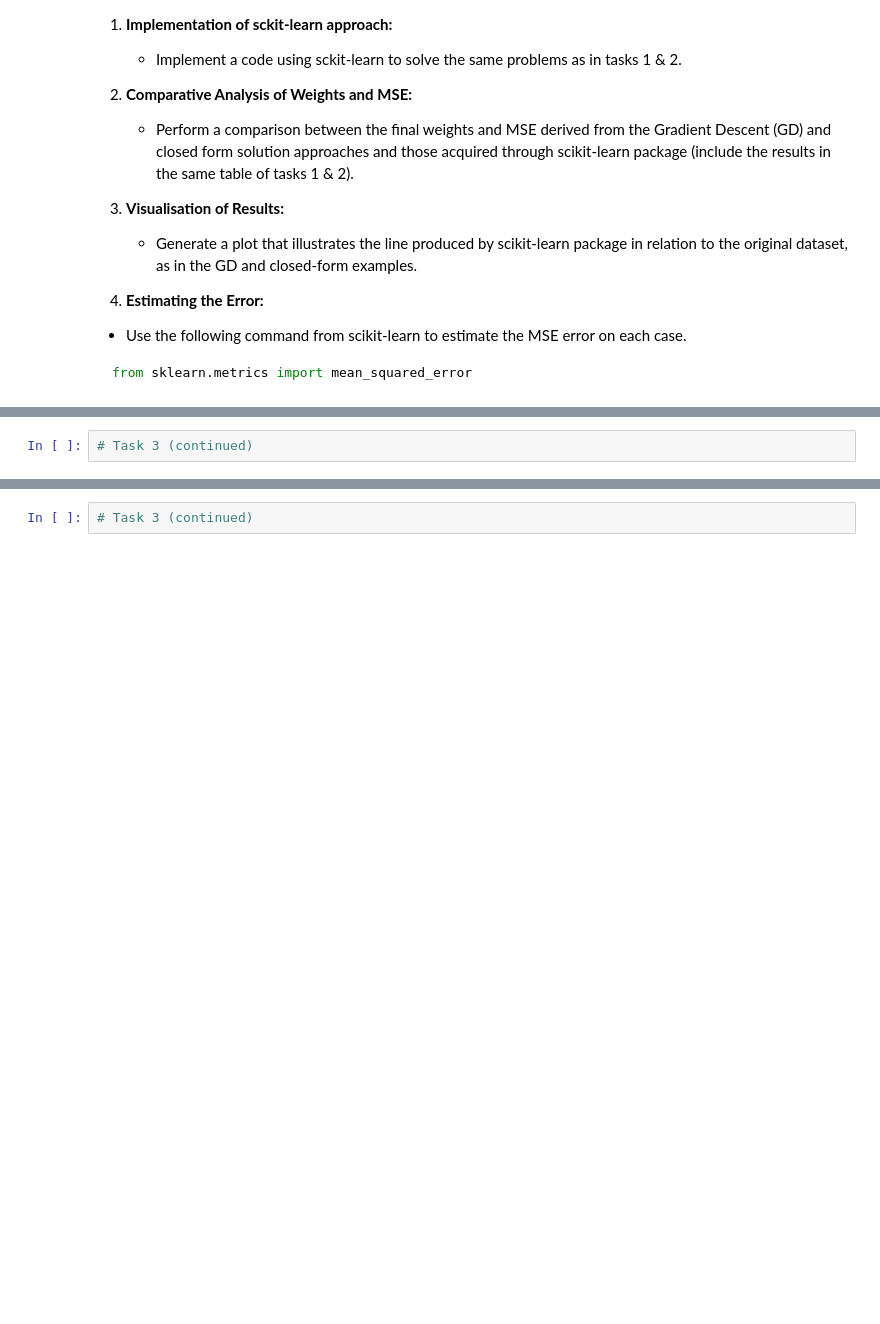
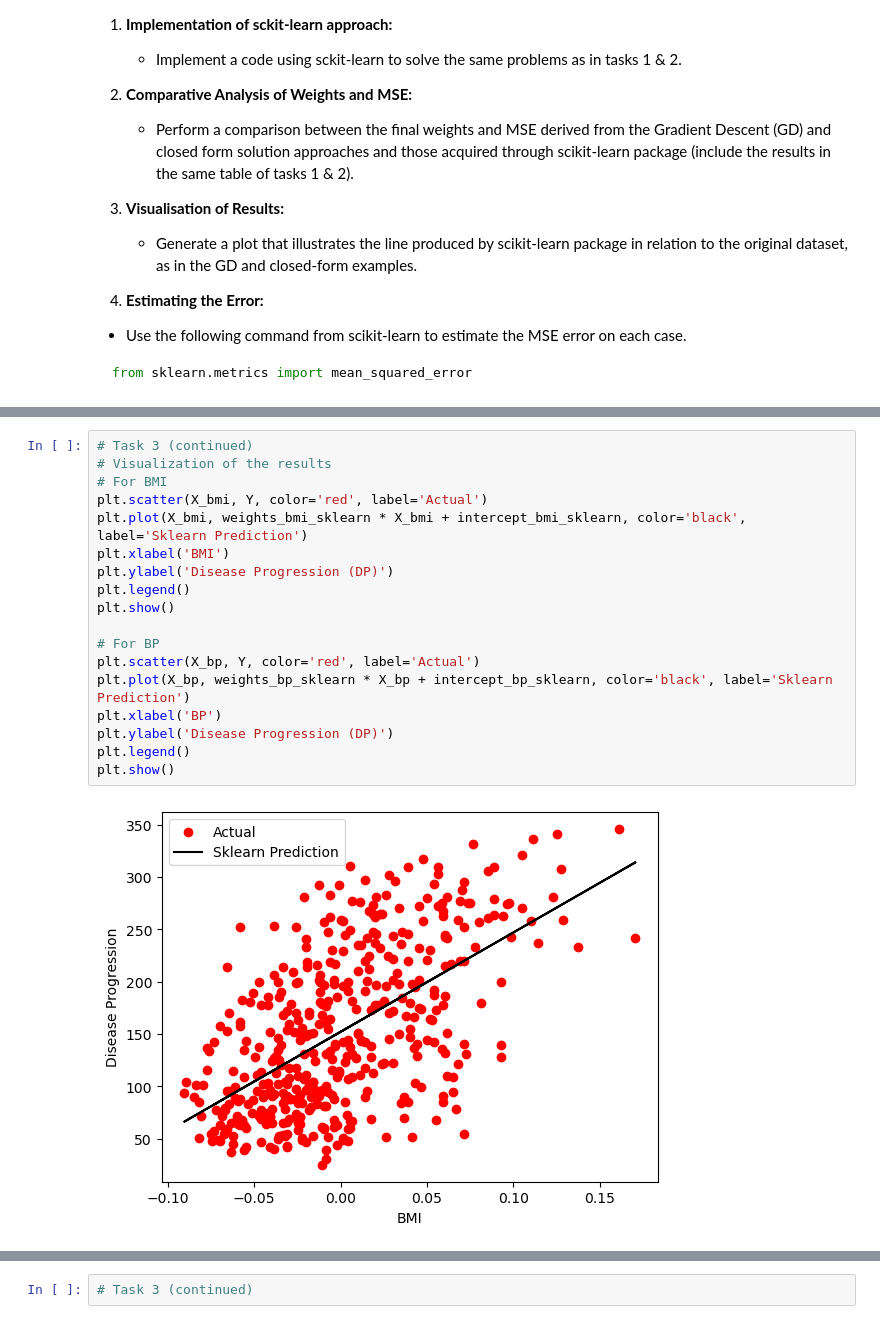
Before and after one commit to zequanwen/ML, a Jupyter notebook: 02_ML_LR.ipynb, the cells around one changed output, grey strips where cells are left out. Cells and saved outputs as stored; diff of their text form; blank space fills up the shorter version.

Commit message:
task3

```diff
--- a/02_ML_LR.ipynb
+++ b/02_ML_LR.ipynb
@@ -574,5 +556,23 @@ print(results_comparison)
         Sklearn_Weights (Intercept, Slope)  Sklearn_MSE
 0  (152.13348416289617, 949.4352603840388)  3890.456585
 1   (152.13348416289597, 714.738259496041)  4774.113902
-# %%
-# Task 3 (continued)
+# %%
+# Task 3 (continued)
+# Visualization of the results
+# For BMI
+plt.scatter(X_bmi, Y, color='red', label='Actual')
+plt.plot(X_bmi, weights_bmi_sklearn * X_bmi + intercept_bmi_sklearn, color='black', label='Sklearn Prediction')
+plt.xlabel('BMI')
+plt.ylabel('Disease Progression (DP)')
+plt.legend()
+plt.show()
+
+# For BP
+plt.scatter(X_bp, Y, color='red', label='Actual')
+plt.plot(X_bp, weights_bp_sklearn * X_bp + intercept_bp_sklearn, color='black', label='Sklearn Prediction')
+plt.xlabel('BP')
+plt.ylabel('Disease Progression (DP)')
+plt.legend()
+plt.show()
+# %% [output]
+[figure, added]
```
Also changed, not shown: parts of 3 cells of this notebook.
